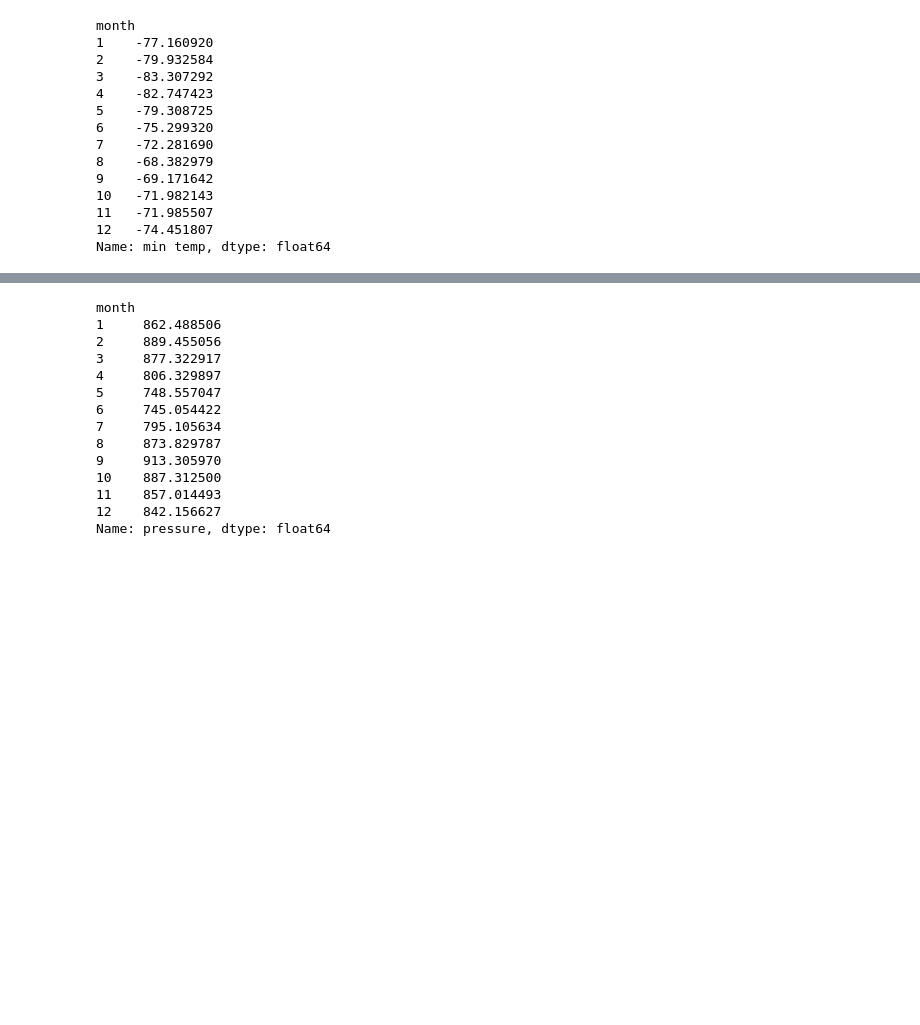
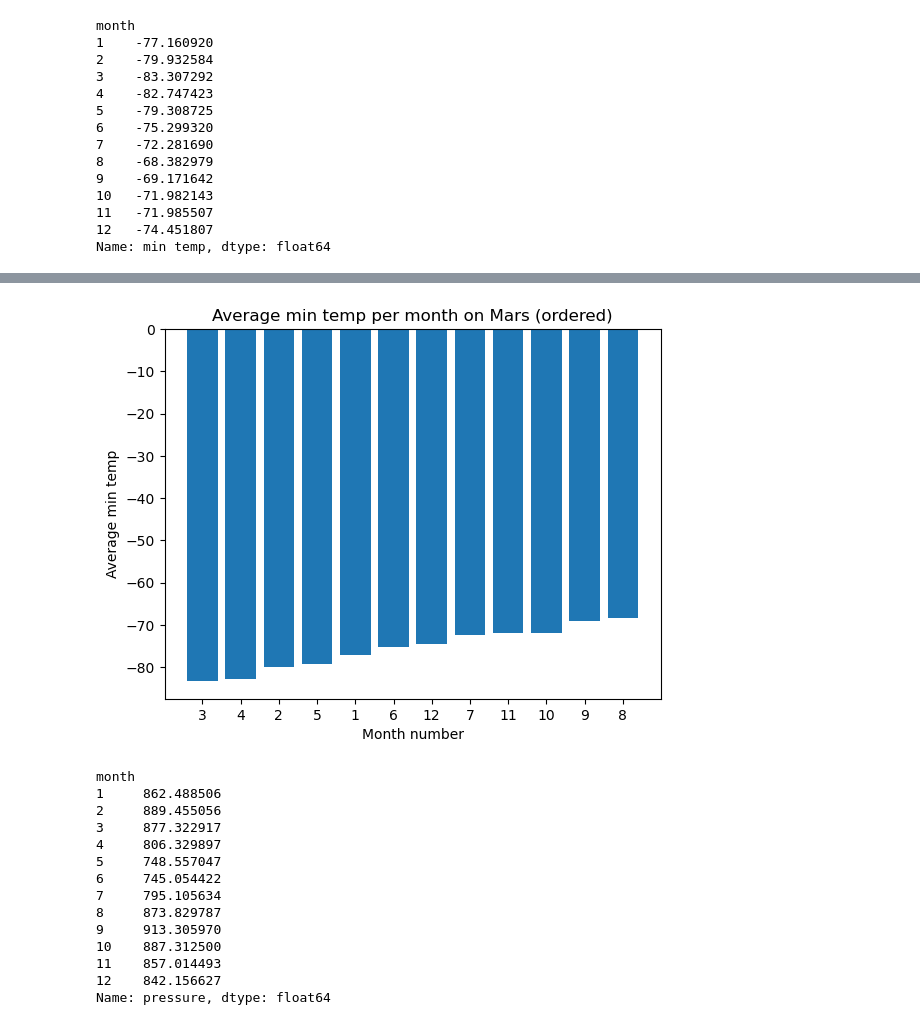
Before and after one commit to B-osborne1/soup-challenge, a Jupyter notebook: part_2_mars_weather.ipynb, the cells around one changed output, grey strips where cells are left out. Saved outputs shown, nothing was run; the diff lists cells and outputs as text; code cells hidden in the pictures; blank space fills up the shorter version.

```diff
--- a/part_2_mars_weather.ipynb
+++ b/part_2_mars_weather.ipynb
@@ -260,2 +223,22 @@ plt.show
+# %%
+# Identify the coldest and hottest months in Curiosity's location
+#min_avg_df.reset_index(inplace=True)
+sorted_min_avg_df = min_avg_df.sort_values(by='min temp', ascending=True)
+
+        #----------- Assisted with AI
+sorted_min_avg_df.reset_index(inplace=True)
+# Plot the data as a bar chart
+plt.bar(range(len(sorted_min_avg_df)), sorted_min_avg_df['min temp'])
+
+# Set the x-axis labels to the 'month' values
+plt.xticks(range(len(sorted_min_avg_df)), sorted_min_avg_df['month'])
+        #-----------
+plt.xlabel("Month number")
+plt.ylabel("Average min temp")
+plt.title("Average min temp per month on Mars (ordered)")
+plt.savefig('./Output/Graphs/mars_average_monthly_min_temp_ordered.png')
+plt.show()
+# %% [output]
+[figure, added]
 # %%
 # 4. Average pressure by Martian month
```
Also changed, not shown: parts of 13 cells of this notebook, 6 other files.
